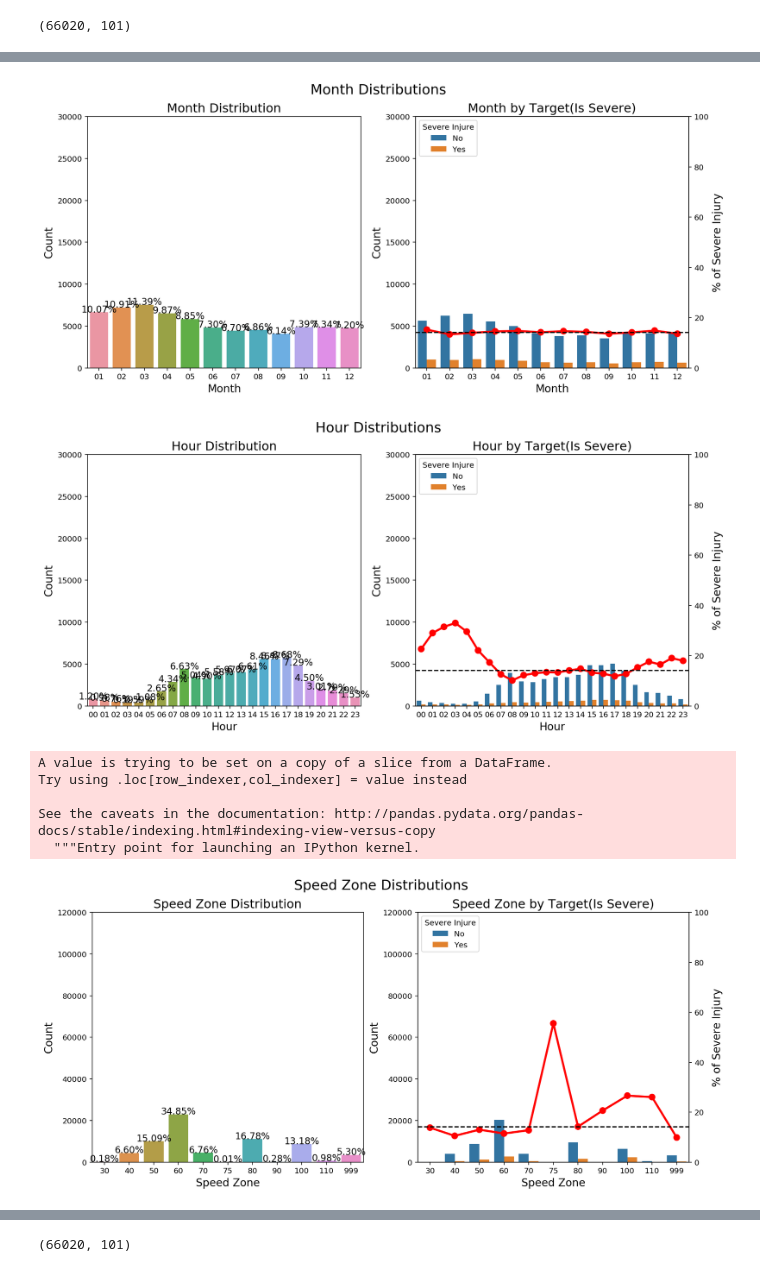
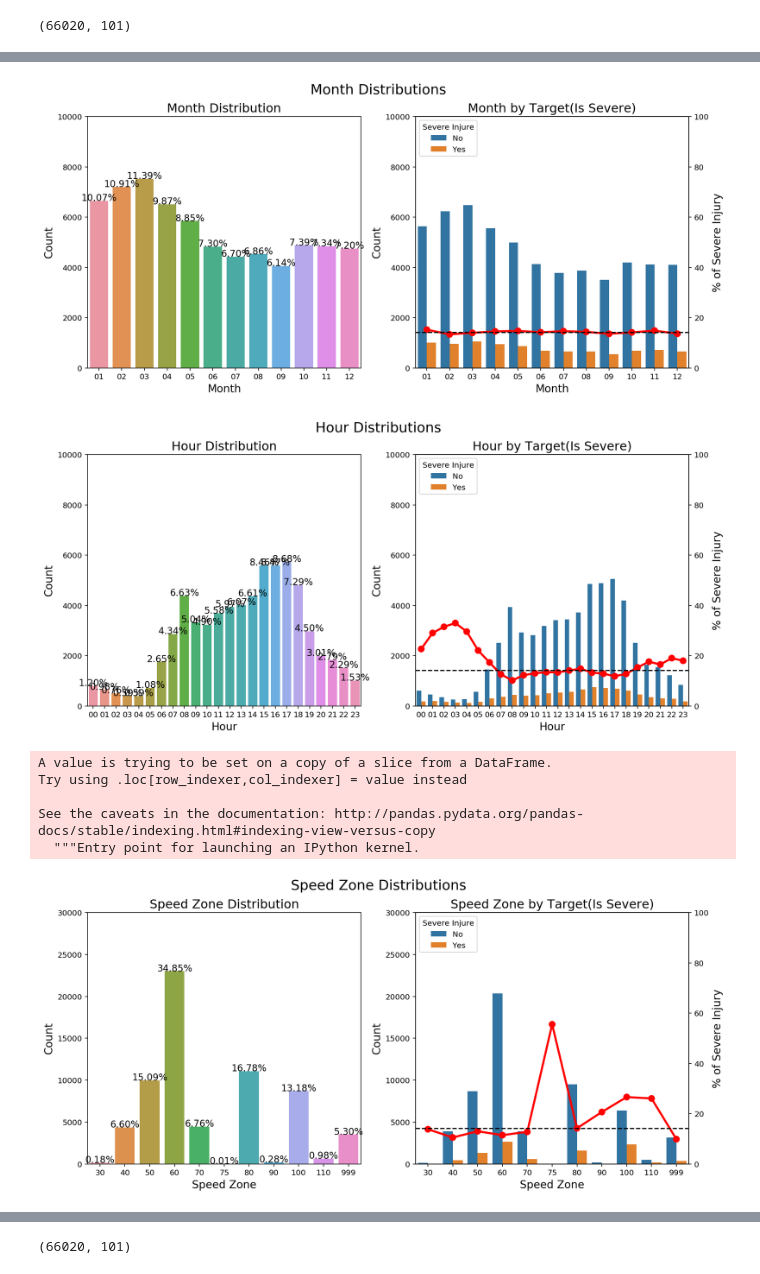
Before and after one commit to Bei-He/VehicleCrashRiskPrediction, a Jupyter notebook: CapstoneProject-Person-Oversampling-OneHotEncoding.ipynb, the cells around one changed output, grey strips where cells are left out. Drawn from its saved outputs; the diff is of its cells as text; code cells hidden in the pictures.

```diff
--- a/CapstoneProject-Person-Oversampling-OneHotEncoding.ipynb
+++ b/CapstoneProject-Person-Oversampling-OneHotEncoding.ipynb
@@ -376,34 +392,34 @@ plt_feature(accident_belt,feature,feature_label,no_total_psn,pct_sev_inj_psn,yli
 # %%
 # month analysis
 display_order = ['01','02','03','04','05','06','07','08','09','10','11','12'] # 12 months
 feature = 'month'
 feature_label = 'Month'
-plt_feature(accident_belt,feature,feature_label,no_total_psn,pct_sev_inj_psn,ylim=[0,30000],legend_position=2)
+plt_feature(accident_belt,feature,feature_label,no_total_psn,pct_sev_inj_psn,ylim=[0,10000],legend_position=2)
 # %% [output]
-[figure, old version]
+[figure, new version]
 # %%
 # hour analysis
 display_order = ['00','01','02','03','04','05','06','07','08','09','10','11','12',
                  '13','14','15','16','17','18','19','20','21','22','23'] # 24 hours
 feature = 'hour'
 feature_label = 'Hour'
-plt_feature(accident_belt,feature,feature_label,no_total_psn,pct_sev_inj_psn,ylim=[0,30000],legend_position=2)
+plt_feature(accident_belt,feature,feature_label,no_total_psn,pct_sev_inj_psn,ylim=[0,10000],legend_position=2)
 # %% [output]
-[figure, old version]
+[figure, new version]
 # %%
 accident_belt['speed_zone'] = accident_belt['speed_zone'].astype(str)
 # speed zone analysis
 display_order = ['30','40','50','60','70','75','80','90','100','110','999']
 feature = 'speed_zone'
 feature_label = 'Speed Zone'
-plt_feature(accident_belt,feature,feature_label,no_total_psn,pct_sev_inj_psn,ylim=[0,120000],legend_position=2)
+plt_feature(accident_belt,feature,feature_label,no_total_psn,pct_sev_inj_psn,ylim=[0,30000],legend_position=2)
 # %% [output]
 A value is trying to be set on a copy of a slice from a DataFrame.
 Try using .loc[row_indexer,col_indexer] = value instead
 
 See the caveats in the documentation: http://pandas.pydata.org/pandas-docs/stable/indexing.html#indexing-view-versus-copy
   """Entry point for launching an IPython kernel.
-[figure, old version]
+[figure, new version]
 # %%
 dict_light_cond_desc = {'Day':'Day','Dusk/Dawn':'Dusk/Dawn','Dark Street lights on':'LightOn',
                        'Dark Street lights off':'LightOff','Dark No street lights':'NoLight',
```
Also changed, not shown: parts of 81 cells of this notebook, 1 other file.
